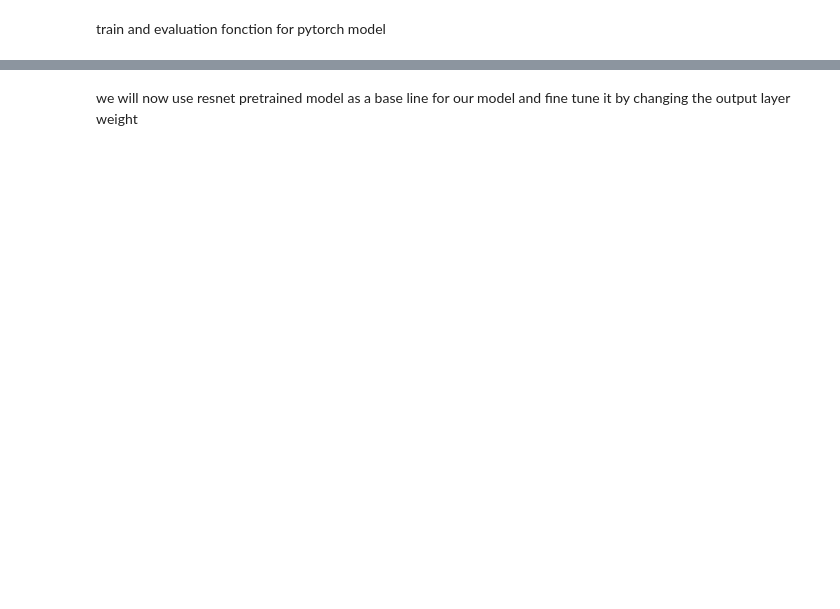
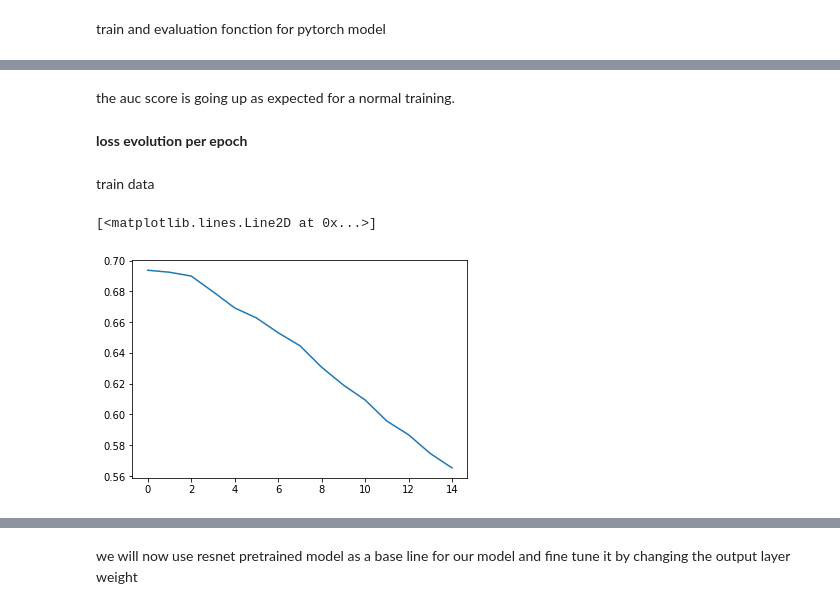
Before and after one commit to gael-courmont/Cats_and_dogs_recognition, a Jupyter notebook: cats_dogs_pytorch_version.ipynb, the cells around one changed output, grey strips where cells are left out. Drawn from its saved outputs; the diff is of its cells as text; code cells hidden in the pictures; blank space fills up the shorter version.

```diff
--- a/cats_dogs_pytorch_version.ipynb
+++ b/cats_dogs_pytorch_version.ipynb
@@ -167,14 +188,16 @@ def train(model, epoch, train_ds):
 
         predict = torch.argmax(output, dim=-1)
         correct_num += label.eq(predict).sum()
+        #auc metrics calculation
         auc=roc_auc_score(label.cpu().detach().numpy(),predict.cpu().detach().numpy())
         auclist.append(auc)
-
+    #calculate the loss
     train_loss = train_loss / total_num
+    #calculate the accuracy
     train_acc = correct_num / total_num
     print('epoch: {} --> train_loss: {:.6f} - train_acc: {:.6f} - '.format(
         epoch, train_loss, train_acc), end='')
-    model.auc.append(auclist)
+    return train_loss,train_acc,auclist
 
 def evaluate(model, eval_ds, mode='val'):
     #evaluation fonction
@@ -183,6 +206,7 @@ def evaluate(model, eval_ds, mode='val'):
     total_num = len(eval_ds.dataset)
     eval_loss = 0
     correct_num = 0
+    auclist=[]
 
     for image, label in eval_ds:
         image = image.to(device)
@@ -196,9 +220,12 @@ def evaluate(model, eval_ds, mode='val'):
         predict = torch.argmax(output, dim=-1)
         #number of good response
         correct_num += label.eq(predict).sum()
+        auc=roc_auc_score(label.cpu().detach().numpy(),predict.cpu().detach().numpy())
+        auclist.append(auc)
 
     eval_loss = eval_loss / total_num
     eval_acc = correct_num / total_num
 
     print('{}_loss: {:.6f} - {}_acc: {:.6f}'.format(
         mode, eval_loss, mode, eval_acc))
+    return eval_loss,eval_acc,auclist
@@ -215,7 +244,6 @@ class Model(nn.Module):
         self.drop2 = nn.Dropout(0.1)
         self.fc1 = nn.Linear(32*30*30,32)
         self.fc2 = nn.Linear(32,2)
-        self.auc=[]
     def forward(self,x):
         x= self.pool(F.relu(self.conv1(x)))
         x=self.drop1(x)
@@ -231,12 +259,23 @@ class Model(nn.Module):
         x=torch.sigmoid(self.fc2(x))
         return x
 # %%
-# different network
 model=Model()
 model = model.to(device)
 optimizer = Adam(model.parameters(), lr=0.0001)
 criterion = F.cross_entropy
-for epoch in range(8):
-    train(model, epoch, train_ds)
-    evaluate(model, val_ds)
+Tloss=[]
+Tacc=[]
+Tauc=[]
+Vloss=[]
+Vacc=[]
+Vauc=[]
+for epoch in range(15):
+    train_loss,train_acc,train_auc=train(model, epoch, train_ds)
+    Tloss.append(train_loss)
+    Tauc.append(train_auc)
+    Tacc.append(train_acc)
+    val_loss,val_acc,val_auc=evaluate(model, val_ds)
+    Vloss.append(val_loss)
+    Vacc.append(val_acc)
+    Vauc.append(val_auc)
 # %% [output]
@@ -295,0 +312,11 @@ sns.scatterplot(x=point,y=metricsauc[0])
+# %% [markdown]
+the auc score is going up as expected for a normal training.
+# %% [markdown]
+**loss evolution per epoch**
+# %% [markdown]
+train data
+# %%
+plt.plot(np.arange(start=0, stop=len(Tloss), step=1),Tloss)
+# %% [output]
+[<matplotlib.lines.Line2D at 0x...>]
+[figure, added]
```
Also changed, not shown: parts of 166 cells of this notebook.
